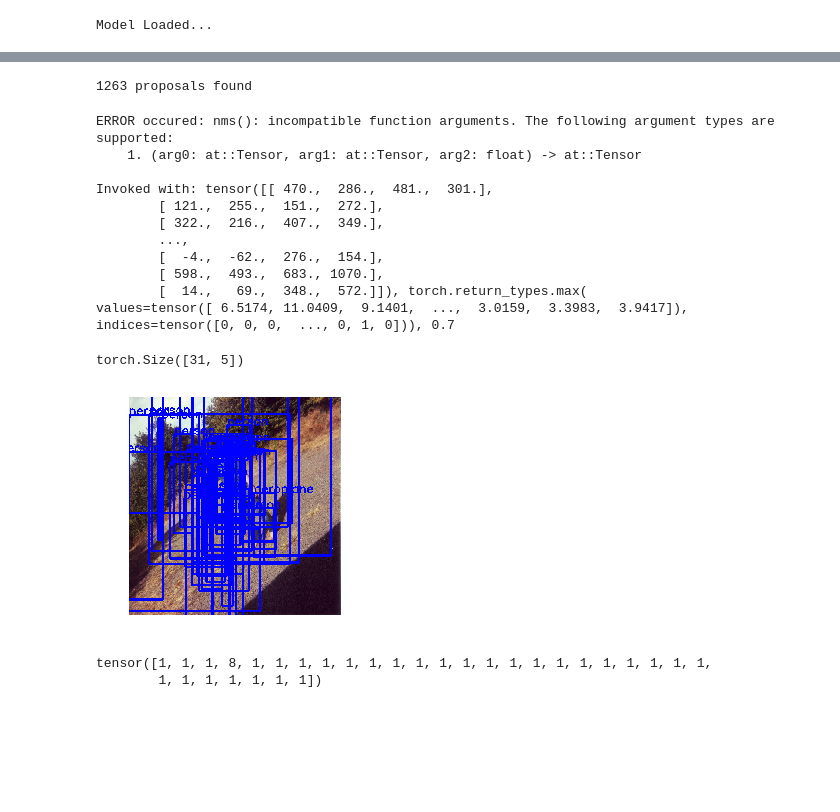
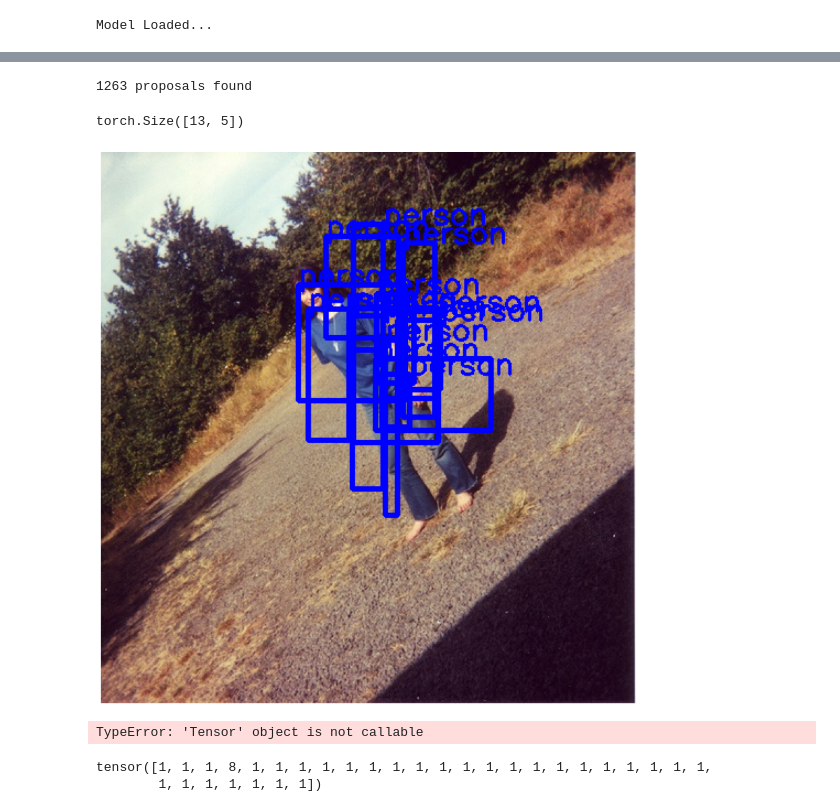
Before and after one commit to Computer-Vision-IIITH-2021/project-kuch-bhi, a Jupyter notebook: temp-code/RCNN/rough.ipynb, the cells around one changed output, grey strips where cells are left out. Cells and saved outputs as stored; diff of their text form; code cells hidden in the pictures; blank space fills up the shorter version.

```diff
--- a/temp-code/RCNN/rough.ipynb
+++ b/temp-code/RCNN/rough.ipynb
@@ -11,7 +11,7 @@ from tqdm import tqdm
 
 NUM_CLASSES = 21
 image_size = (224,224)
-MODEL_PATH = './checkpoints/regression 12-03-2021 22-38-46 epoch-2.pth'
+MODEL_PATH = 'D:/VOCdevkit/checkpoints/regressor/regression 25-03-2021 16-11-26 epoch-6.pth'
 model = initialize_model(NUM_CLASSES)
 model, _, _ = load_model(model, MODEL_PATH)
 DEVICE = 'cuda' if torch.cuda.is_available() else 'cpu'
@@ -66,28 +109,47 @@ def predict(image, batch_size=4):
+# %%
+def predict(image, batch_size=4, nms_iou_threshold=0.3):
+	bboxes = find_region_proposals(image)
+	print(len(bboxes), "proposals found")
+
+	all_class_probs = []
+	all_box_preds = []
+
+	for i in tqdm(range(0,len(bboxes),batch_size)):
+	# for i in tqdm(range(500,521,batch_size)):
+		current_bboxes = bboxes[i:i+batch_size]
+		current_inputs = []
+		for j in current_bboxes:
+			x1,y1,x2,y2 = j
+			current_inputs.append(prepare_image(cv2.resize(image[y1:y2,x1:x2], image_size)).unsqueeze(0))
+		current_bboxes = torch.tensor(current_bboxes.astype('int32'))
+		current_inputs = torch.cat(current_inputs).to(DEVICE)
+		features = model.features(current_inputs).reshape(len(current_bboxes),-1)
+		class_probs = model.classifier(features).cpu()
+		box_preds = model.regressor(features).cpu()
+		x1,y1,x2,y2 = [current_bboxes[:,[i]] for i in range(4)]
+		box_preds *= torch_hstack([x2-x1,y2-y1,x2-x1,y2-y1]).type(torch.float32)
+		box_preds = box_preds.long() + torch_hstack([x1,y1,x1,y1]).long()
+		all_class_probs.append(class_probs)
+		all_box_preds.append(box_preds)
+	all_class_probs = torch.cat(all_class_probs)
+	all_box_preds = torch.cat(all_box_preds)
+
+	final_boxes = []
+	class_preds = all_class_probs.argmax(axis=1)
+	class_probs_max = all_class_probs.max(axis=1)
+
+	boxes_to_keep = torchvision.ops.boxes.batched_nms(all_box_preds.type(torch.float32), class_probs_max[0], class_preds, nms_iou_threshold)
+	final_boxes = torch_hstack([class_preds[boxes_to_keep].reshape(-1,1),all_box_preds[boxes_to_keep]])
+	return final_boxes
 # %%
-image_path = r"C:\Users\trizo\Downloads\Documents\Sem6\CV\Project\VOC2012\JPEGImages\2007_000027.jpg"
+image_path = r"D:\VOCdevkit\VOC2012\JPEGImages\2007_000027.jpg"
 image = cv2.imread(image_path, cv2.IMREAD_COLOR)
-boxes = predict(image)
+final_boxes = predict(image)
 # %% [output]
 1263 proposals found
-ERROR occured: nms(): incompatible function arguments. The following argument types are supported:
-    1. (arg0: at::Tensor, arg1: at::Tensor, arg2: float) -> at::Tensor
-
-Invoked with: tensor([[ 470.,  286.,  481.,  301.],
-        [ 121.,  255.,  151.,  272.],
-        [ 322.,  216.,  407.,  349.],
-        ...,
-        [  -4.,  -62.,  276.,  154.],
-        [ 598.,  493.,  683., 1070.],
-        [  14.,   69.,  348.,  572.]]), torch.return_types.max(
-values=tensor([ 6.5174, 11.0409,  9.1401,  ...,  3.0159,  3.3983,  3.9417]),
-indices=tensor([0, 0, 0,  ..., 0, 1, 0])), 0.7
-# %%
-all_box_preds, all_class_probs = boxes[1:]
-class_preds = all_class_probs.argmax(axis=1)
-boxes_to_keep = torchvision.ops.boxes.batched_nms(all_box_preds.type(torch.float32), all_class_probs, class_preds, 0.5)
-final_boxes = torch_hstack([class_preds[boxes_to_keep].reshape(-1,1),all_box_preds[boxes_to_keep]])
-print(final_boxes[torch.where(final_boxes[:,0]!=0)].shape)
-# %% [output]
-torch.Size([31, 5])
+# %%
+print(final_boxes[torch.where(final_boxes[:,0]!=0)].shape)
+# %% [output]
+torch.Size([13, 5])
 # %%
 def draw_boxes(image, boxes):
@@ -101,10 +163,19 @@ def draw_boxes(image, boxes):
 # %%
 predicted = cv2.cvtColor(draw_boxes(image, final_boxes[torch.where(final_boxes[:,0]!=0)]), cv2.COLOR_BGR2RGB)
+fig = plt.figure(figsize=(15,15))
 plt.axis('off')
 plt.imshow(predicted)
 plt.show()
 # %% [output]
-[figure, old version]
+[figure, new version]
+# %%
+predicted = cv2.cvtColor(final_boxes(image, final_boxes[torch.where(final_boxes[:,0]!=0)]), cv2.COLOR_BGR2RGB)
+fig = plt.figure(figsize=(15,15))
+plt.axis('off')
+plt.imshow(predicted)
+plt.show()
+# %% [output]
+TypeError: 'Tensor' object is not callable
 # %%
 final_boxes[torch.where(final_boxes[:,0]!=0)][:,0]
 # %% [output]
```
Also changed, not shown: parts of 4 cells of this notebook, 5 other files.
